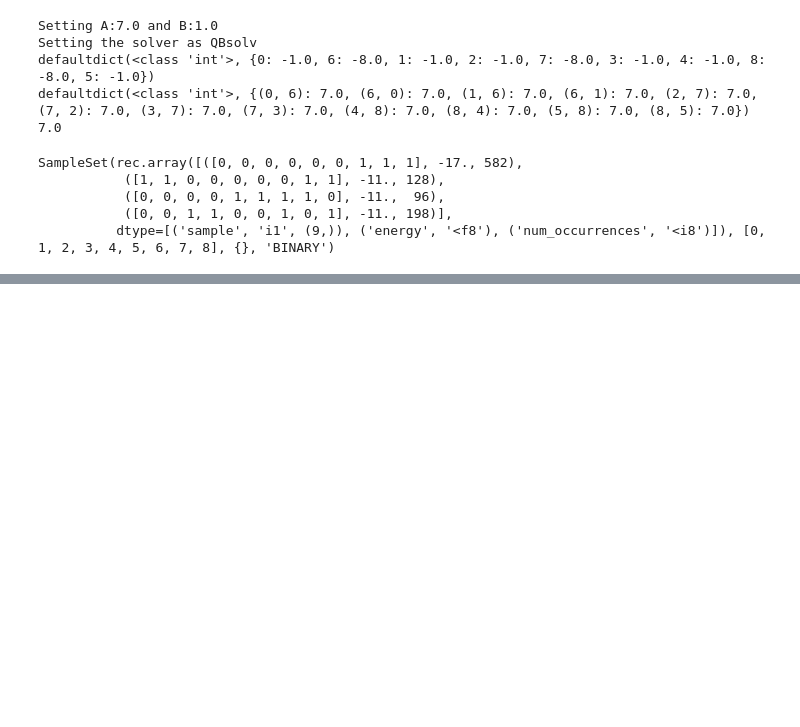
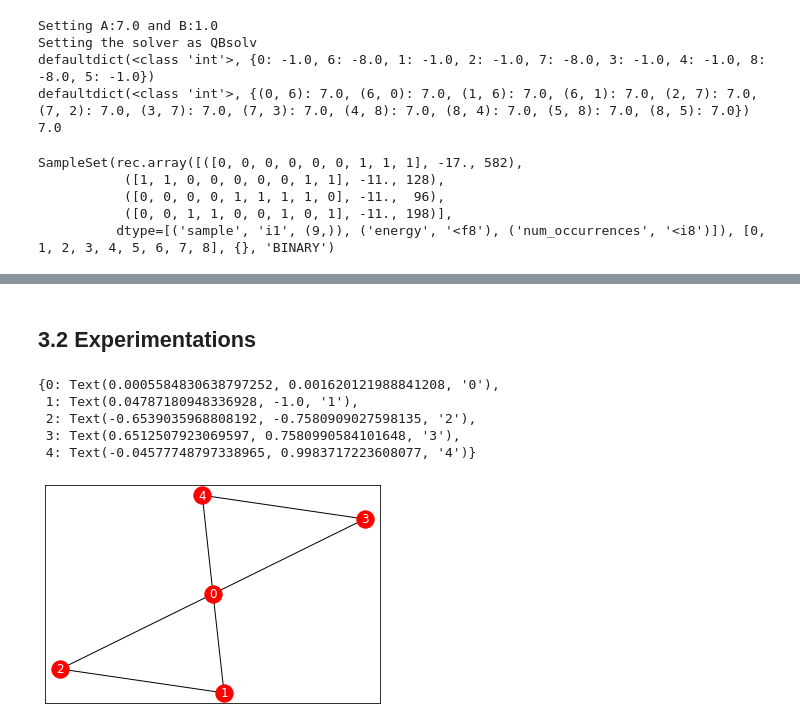
Before and after one commit to SatyaKuppam/QUBOs-and-Ising-models, a Jupyter notebook: covering_and_packing.ipynb, the cells around one changed output, grey strips where cells are left out. Cells and saved outputs as stored; diff of their text form; code cells hidden in the pictures; blank space fills up the shorter version.

```diff
--- a/covering_and_packing.ipynb
+++ b/covering_and_packing.ipynb
@@ -219,0 +335,2 @@ SampleSet(rec.array([([0, 0, 0, 0, 0, 0, 1, 1, 1], -17., 582),
+# %% [markdown]
+## 3.2 Experimentations
@@ -219,0 +380,16 @@ SampleSet(rec.array([([0, 0, 0, 0, 0, 0, 1, 1, 1], -17., 582),
+# %%
+## Define the graph
+G_three = nx.Graph()
+G_three.add_edges_from([(0,1),(0,2),(0,3),(0,4),(1,2),(3,4)])
+pos = nx.spring_layout(G_three)
+
+nx.draw_networkx_nodes(G_three, nodelist=G_three.nodes(), pos=pos, node_color='r')
+nx.draw_networkx_edges(G_three, pos)
+nx.draw_networkx_labels(G_three, pos, font_color='w', font_size=12)
+# %% [output]
+{0: Text(0.0005584830638797252, 0.001620121988841208, '0'),
+ 1: Text(0.04787180948336928, -1.0, '1'),
+ 2: Text(-0.6539035968808192, -0.7580909027598135, '2'),
+ 3: Text(0.6512507923069597, 0.7580990584101648, '3'),
+ 4: Text(-0.04577748797338965, 0.9983717223608077, '4')}
+[figure, added]
```
Also changed, not shown: parts of 18 cells of this notebook.
